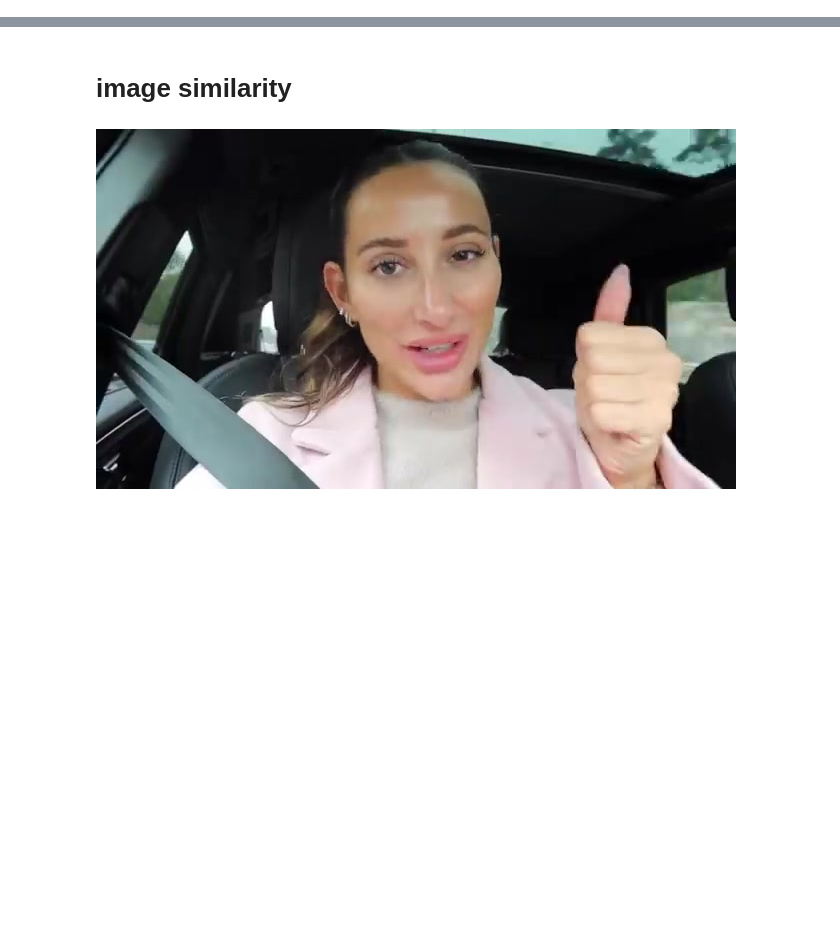
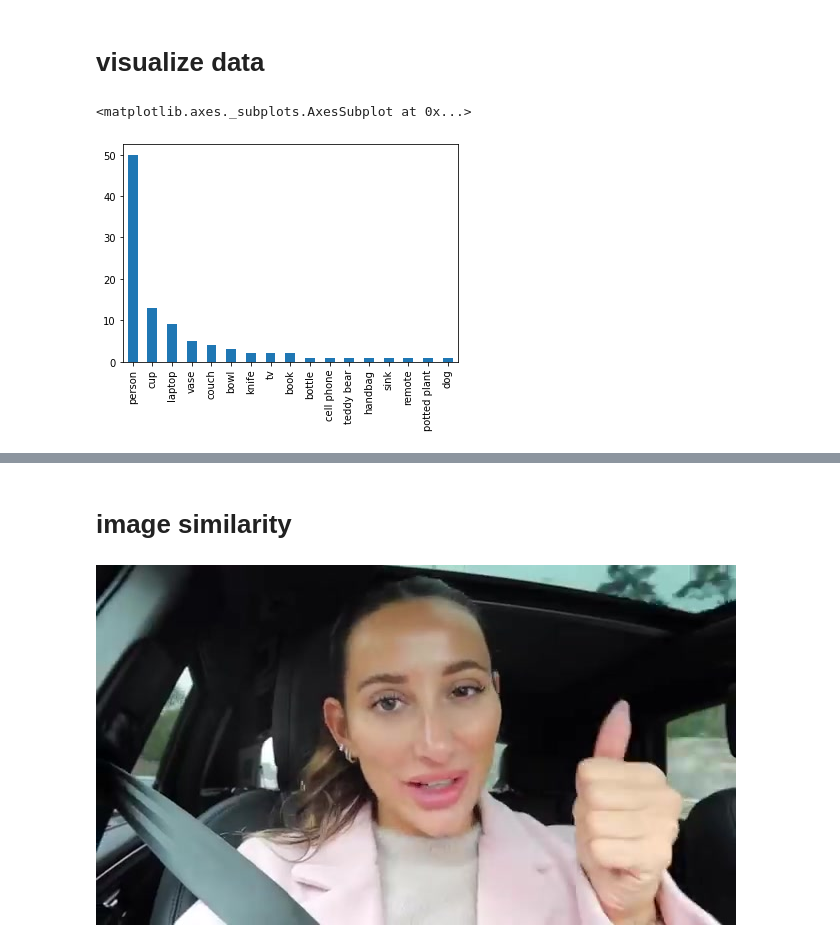
Before and after one commit to nils-holmberg/cca-cv, a Jupyter notebook: edu/sfac-simm71/cv_project_code.ipynb, the cells around one changed output, grey strips where cells are left out. Cells and saved outputs as stored; diff of their text form; code cells hidden in the pictures; blank space fills up the shorter version.

Commit message:
reproducible data analysis on open science framework @ 230111-083917

```diff
--- a/edu/sfac-simm71/cv_project_code.ipynb
+++ b/edu/sfac-simm71/cv_project_code.ipynb
@@ -10,7 +17,7 @@ df.head(3)
 import urllib.request
 
 for index, url in df.iterrows():
-  fp = "".join(["image-", str(index), ".jpg"])
+  fp = "".join(["image-", f"{index:03d}", ".jpg"])
   urllib.request.urlretrieve(url[0], fp)
 # %%
 # save data from zip
@@ -33,0 +53,11 @@ Linux 02a2b944f51a 5.10.133+ #1 SMP Fri Aug 26 08:44:51 UTC 2022 x86_64 x86_64 x
+# %%
+import glob
+
+rows_list = []
+for img in sorted(glob.glob('image-*.jpg')):
+  dict1 = {}
+  res = model(img)
+  dict1.update({"image": img, "result": res})
+  rows_list.append(dict1)
+
+df = pd.DataFrame(rows_list)
@@ -33,0 +75,10 @@ Linux 02a2b944f51a 5.10.133+ #1 SMP Fri Aug 26 08:44:51 UTC 2022 x86_64 x86_64 x
+# %%
+rows_list = []
+for index, row in df.iterrows():
+  for i in row.result:
+    dict1 = {}
+    dict1.update({"image":row.image})
+    dict1.update(i)
+    rows_list.append(dict1)
+
+df_res = pd.DataFrame(rows_list)
@@ -33,0 +94,7 @@ Linux 02a2b944f51a 5.10.133+ #1 SMP Fri Aug 26 08:44:51 UTC 2022 x86_64 x86_64 x
+# %% [markdown]
+# visualize data
+# %%
+df_res.label.value_counts().plot(kind='bar')
+# %% [output]
+<matplotlib.axes._subplots.AxesSubplot at 0x...>
+[figure, added]
```
Also changed, not shown: parts of 34 cells of this notebook, 1 other file.
